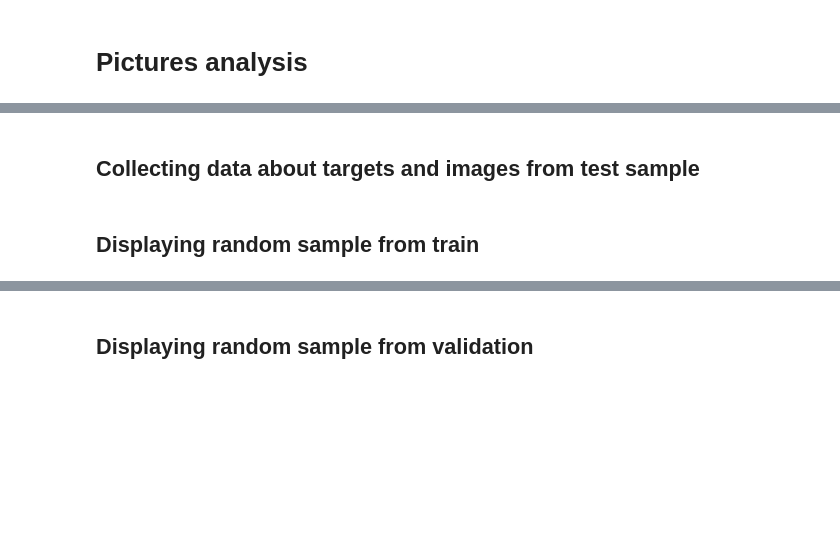
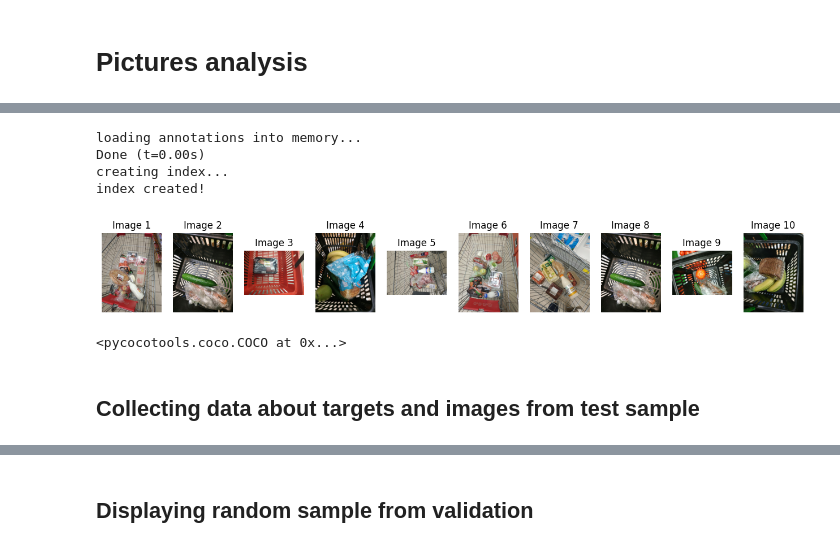
Before and after one commit to system205/PMLDL_Project, a Jupyter notebook: data_exploration.ipynb, the cells around one changed output, grey strips where cells are left out. Saved outputs shown, nothing was run; the diff lists cells and outputs as text; code cells hidden in the pictures; blank space fills up the shorter version.

Commit message:
updated data_exploration

```diff
--- a/data_exploration.ipynb
+++ b/data_exploration.ipynb
@@ -32,24 +43,25 @@ dataDir = '/content/Grocery-products-detection-4'  # Path to the COCO dataset di
 # %%
-dataType = 'test'  # Specify 'train2017' or 'val2017'
-annFile = f'{dataDir}/{dataType}/_annotations.coco.json'
+def display_sample(dataType):
+  annFile = f'{dataDir}/{dataType}/_annotations.coco.json'
 
-coco = COCO(annFile)
-# Define the number of images to display in a row
-num_images_to_display = 10  # Change this to the number of images you want to display
-img_ids = random.choice(coco.getImgIds(), num_images_to_display)
-# Load image information
+  coco = COCO(annFile)
+  # Define the number of images to display in a row
+  img_ids = random.choice(coco.getImgIds(), 10)
+  # Load image information
 
-# Load and display annotations for the image
-fig, axes = plt.subplots(1, num_images_to_display, figsize=(16, 16))
+  # Load and display annotations for the image
+  fig, axes = plt.subplots(1, 10, figsize=(16, 16))
+  # Display the image with annotations
+  for i in range(10):
+    img_info = coco.loadImgs([img_ids[i]])[0]
+    img_path = f'{dataDir}/{dataType}/{img_info["file_name"]}'
+    img = cv2.imread(img_path)
 
-# Display the image with annotations
-for i in range(num_images_to_display):
-  img_info = coco.loadImgs([img_ids[i]])[0]
-  img_path = f'{dataDir}/{dataType}/{img_info["file_name"]}'
-  img = cv2.imread(img_path)
+    axes[i].imshow(cv2.cvtColor(img, cv2.COLOR_BGR2RGB))
+    axes[i].axis('off')
+    axes[i].set_title(f"Image {i + 1}")
+    plt.axis('off')
 
-  axes[i].imshow(cv2.cvtColor(img, cv2.COLOR_BGR2RGB))
-  axes[i].axis('off')
-  axes[i].set_title(f"Image {i + 1}")
-  plt.axis('off')
-plt.show()
+  plt.show()
+  collect_boxes_data(coco)
+  return coco
@@ -62,2 +89,12 @@ index created!
+# %%
+dataType = 'test'  # Specify 'train2017' or 'val2017'
+display_sample(dataType)
+# %% [output]
+loading annotations into memory...
+Done (t=0.00s)
+creating index...
+index created!
+[figure, added]
+<pycocotools.coco.COCO at 0x...>
 # %% [markdown]
 ## Collecting data about targets and images from test sample
@@ -92,2 +100,0 @@ for i in img_ids:
-# %% [markdown]
-## Displaying random sample from train
```
Also changed, not shown: parts of 26 cells of this notebook.
